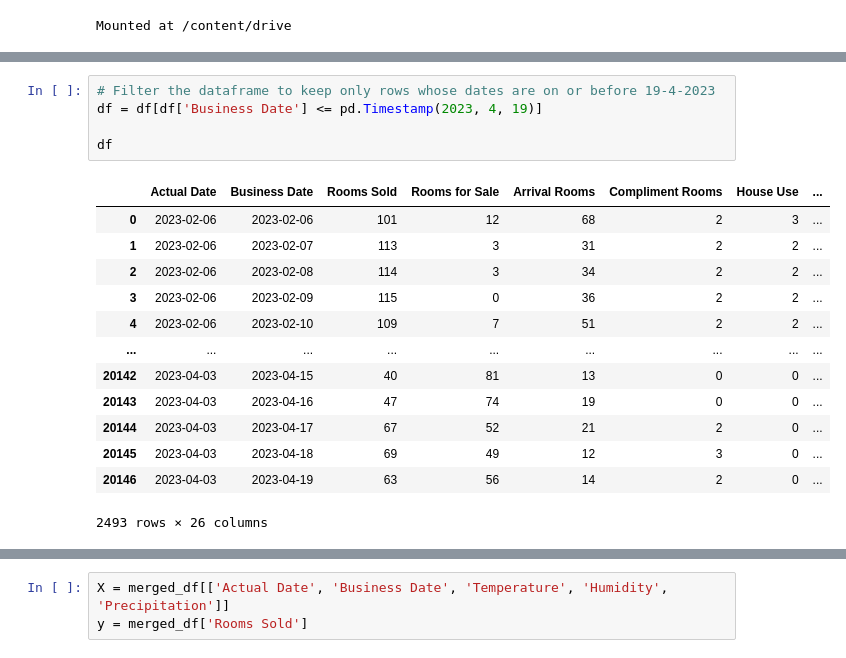
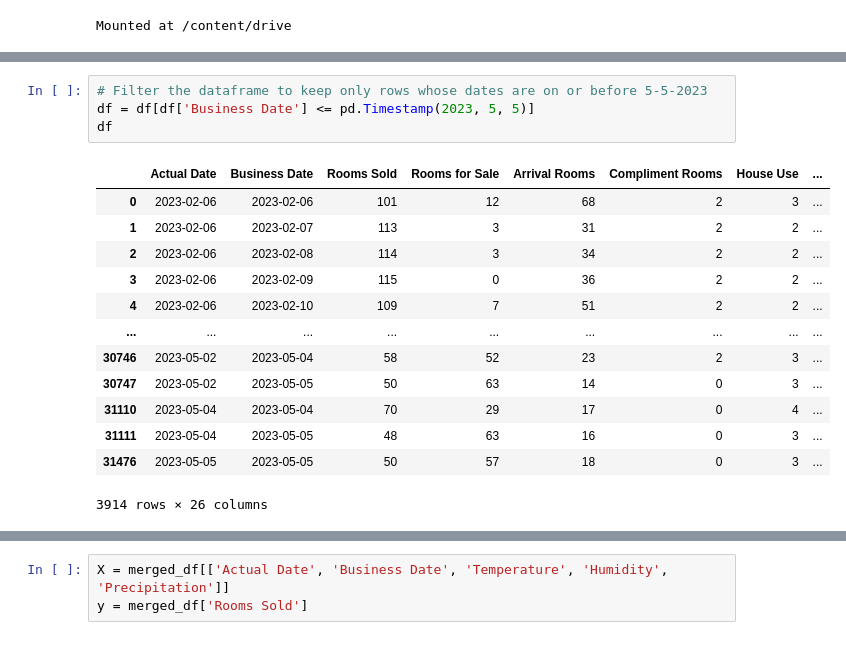
Before and after one commit to amit19142/Arjun_Sir-IP, a Jupyter notebook: Hotel_Sales_Forecast_ML.ipynb, the cells around one changed output, grey strips where cells are left out. Cells and saved outputs as stored; diff of their text form.

```diff
--- a/Hotel_Sales_Forecast_ML.ipynb
+++ b/Hotel_Sales_Forecast_ML.ipynb
@@ -78,19 +89,18 @@ df
 # %%
-# Filter the dataframe to keep only rows whose dates are on or before 19-4-2023
-df = df[df['Business Date'] <= pd.Timestamp(2023, 4, 19)]
-
+# Filter the dataframe to keep only rows whose dates are on or before 5-5-2023
+df = df[df['Business Date'] <= pd.Timestamp(2023, 5, 5)]
 df
 # %% [output]
 |  | Actual Date | Business Date | Rooms Sold | Rooms for Sale | Arrival Rooms | Compliment Rooms | House Use | ... |
 | 0 | 2023-02-06 | 2023-02-06 | 101 | 12 | 68 | 2 | 3 | ... |
 | 1 | 2023-02-06 | 2023-02-07 | 113 | 3 | 31 | 2 | 2 | ... |
 | 2 | 2023-02-06 | 2023-02-08 | 114 | 3 | 34 | 2 | 2 | ... |
 | 3 | 2023-02-06 | 2023-02-09 | 115 | 0 | 36 | 2 | 2 | ... |
 | 4 | 2023-02-06 | 2023-02-10 | 109 | 7 | 51 | 2 | 2 | ... |
 | ... | ... | ... | ... | ... | ... | ... | ... | ... |
-| 20142 | 2023-04-03 | 2023-04-15 | 40 | 81 | 13 | 0 | 0 | ... |
-| 20143 | 2023-04-03 | 2023-04-16 | 47 | 74 | 19 | 0 | 0 | ... |
-| 20144 | 2023-04-03 | 2023-04-17 | 67 | 52 | 21 | 2 | 0 | ... |
-| 20145 | 2023-04-03 | 2023-04-18 | 69 | 49 | 12 | 3 | 0 | ... |
-| 20146 | 2023-04-03 | 2023-04-19 | 63 | 56 | 14 | 2 | 0 | ... |
+| 30746 | 2023-05-02 | 2023-05-04 | 58 | 52 | 23 | 2 | 3 | ... |
+| 30747 | 2023-05-02 | 2023-05-05 | 50 | 63 | 14 | 0 | 3 | ... |
+| 31110 | 2023-05-04 | 2023-05-04 | 70 | 29 | 17 | 0 | 4 | ... |
+| 31111 | 2023-05-04 | 2023-05-05 | 48 | 63 | 16 | 0 | 3 | ... |
+| 31476 | 2023-05-05 | 2023-05-05 | 50 | 57 | 18 | 0 | 3 | ... |
-2493 rows × 26 columns
+3914 rows × 26 columns
```
Also changed, not shown: parts of 28 cells of this notebook, 4 other files.
